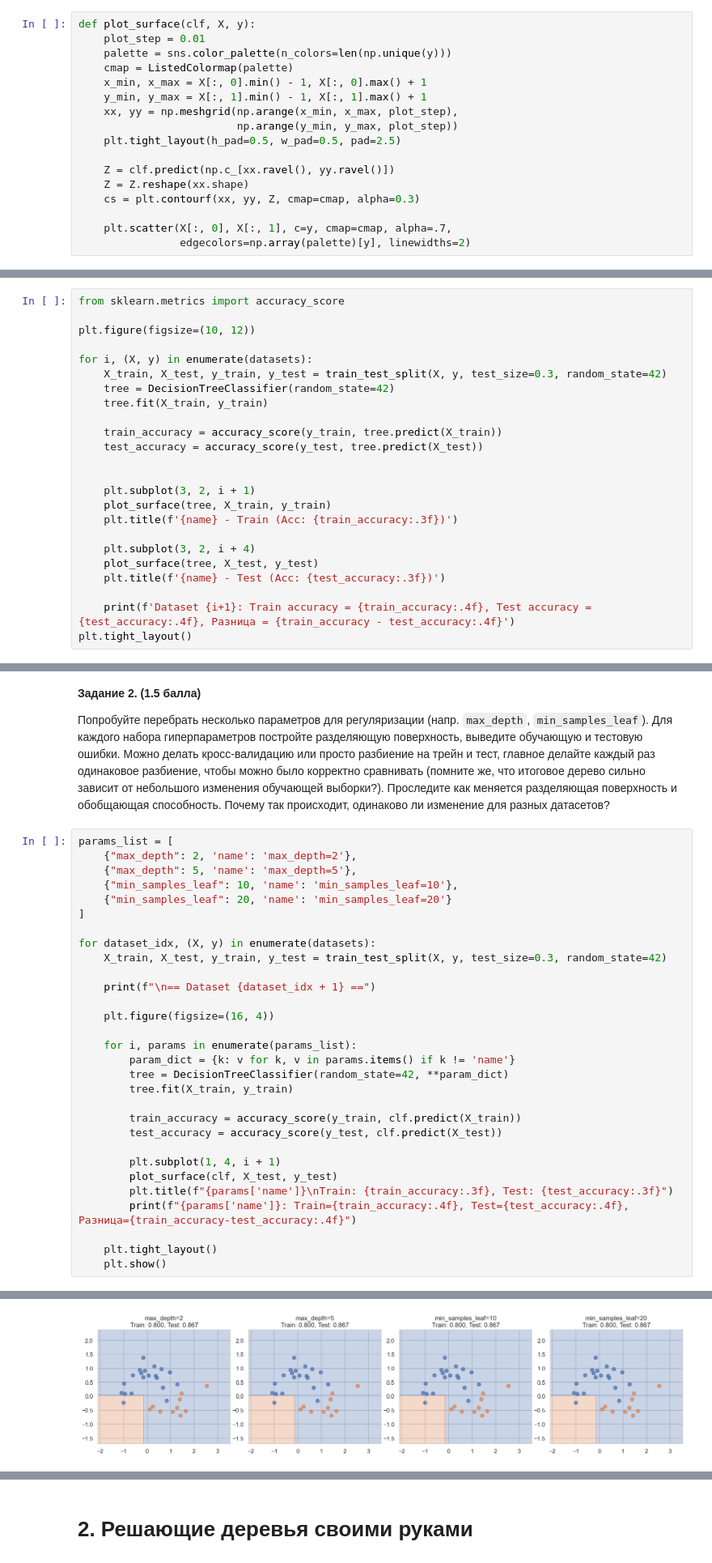
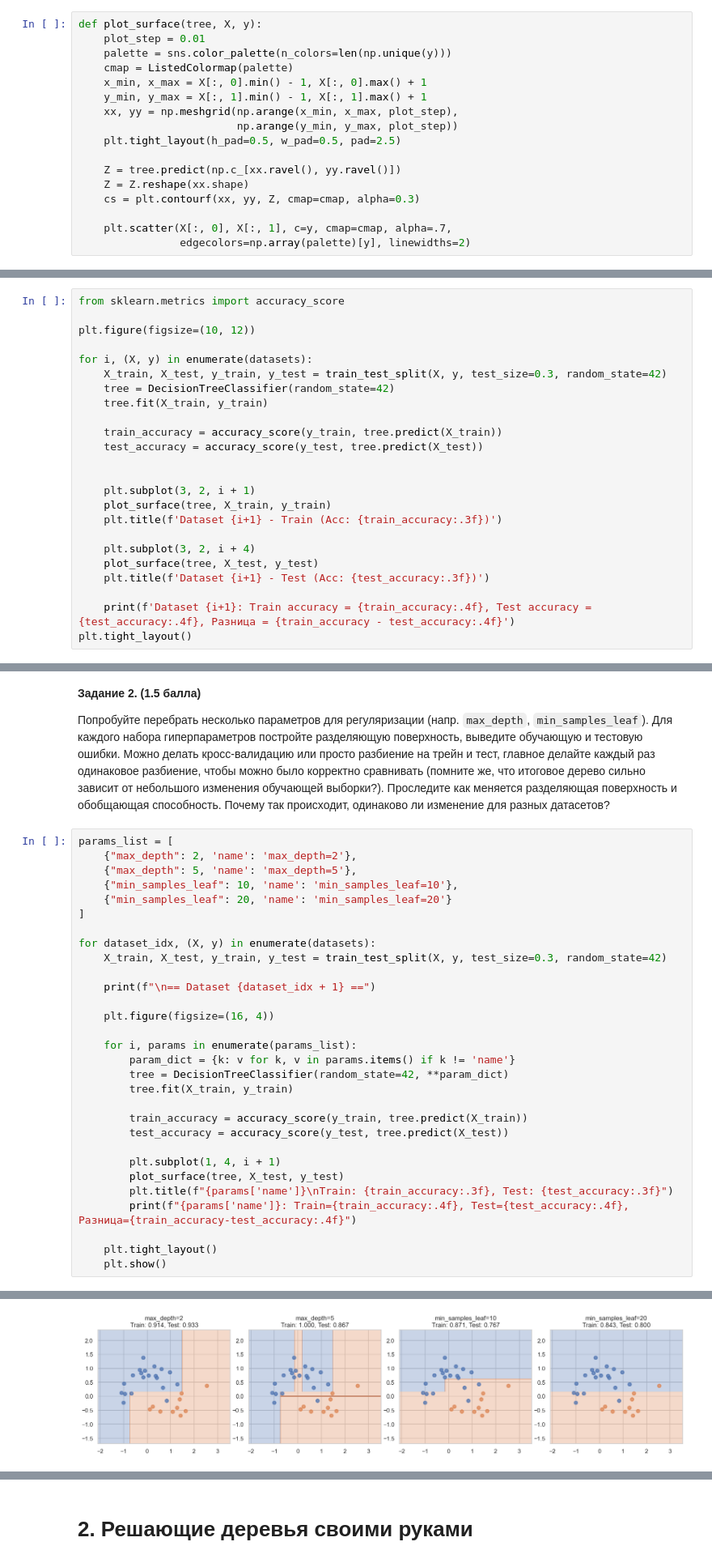
Before and after one commit to AlekseiZavorotnyi/ML, a Jupyter notebook: hw2-trees.ipynb, the cells around one changed output, grey strips where cells are left out. Shown: that part at 81% size. Saved outputs shown, nothing was run; the diff lists cells and outputs as text.

```diff
--- a/hw2-trees.ipynb
+++ b/hw2-trees.ipynb
@@ -55,7 +55,7 @@ __Задание 1. (1 балл)__
 
 Для каждого датасета обучите решающее дерево с параметрами по умолчанию, предварительно разбив выборку на обучающую и тестовую. Постройте разделящие поверхности (для этого воспользуйтесь функцией `plot_surface`, пример ниже). Посчитайте accuracy на обучающей и тестовой выборках. Сильно ли деревья переобучились?
 # %%
-def plot_surface(clf, X, y):
+def plot_surface(tree, X, y):
     plot_step = 0.01
     palette = sns.color_palette(n_colors=len(np.unique(y)))
     cmap = ListedColormap(palette)
@@ -65,7 +65,7 @@ def plot_surface(clf, X, y):
                          np.arange(y_min, y_max, plot_step))
     plt.tight_layout(h_pad=0.5, w_pad=0.5, pad=2.5)
 
-    Z = clf.predict(np.c_[xx.ravel(), yy.ravel()])
+    Z = tree.predict(np.c_[xx.ravel(), yy.ravel()])
     Z = Z.reshape(xx.shape)
     cs = plt.contourf(xx, yy, Z, cmap=cmap, alpha=0.3)
 
@@ -95,11 +95,11 @@ for i, (X, y) in enumerate(datasets):
 
     plt.subplot(3, 2, i + 1)
     plot_surface(tree, X_train, y_train)
-    plt.title(f'{name} - Train (Acc: {train_accuracy:.3f})')
+    plt.title(f'Dataset {i+1} - Train (Acc: {train_accuracy:.3f})')
 
     plt.subplot(3, 2, i + 4)
     plot_surface(tree, X_test, y_test)
-    plt.title(f'{name} - Test (Acc: {test_accuracy:.3f})')
+    plt.title(f'Dataset {i+1} - Test (Acc: {test_accuracy:.3f})')
 
     print(f'Dataset {i+1}: Train accuracy = {train_accuracy:.4f}, Test accuracy = {test_accuracy:.4f}, Разница = {train_accuracy - test_accuracy:.4f}')
 plt.tight_layout()
@@ -134,11 +134,11 @@ for dataset_idx, (X, y) in enumerate(datasets):
         tree = DecisionTreeClassifier(random_state=42, **param_dict)
         tree.fit(X_train, y_train)
 
-        train_accuracy = accuracy_score(y_train, clf.predict(X_train))
-        test_accuracy = accuracy_score(y_test, clf.predict(X_test))
+        train_accuracy = accuracy_score(y_train, tree.predict(X_train))
+        test_accuracy = accuracy_score(y_test, tree.predict(X_test))
 
         plt.subplot(1, 4, i + 1)
-        plot_surface(clf, X_test, y_test)
+        plot_surface(tree, X_test, y_test)
         plt.title(f"{params['name']}\nTrain: {train_accuracy:.3f}, Test: {test_accuracy:.3f}")
         print(f"{params['name']}: Train={train_accuracy:.4f}, Test={test_accuracy:.4f}, Разница={train_accuracy-test_accuracy:.4f}")
 
@@ -159,2 +159,2 @@ min_samples_leaf=20: Train=0.8000, Test=0.8667, Разница=-0.0667
-[figure, old version]
+[figure, new version]
 == Dataset 3 ==
```
Also changed, not shown: parts of 14 cells of this notebook, 1 other file.
